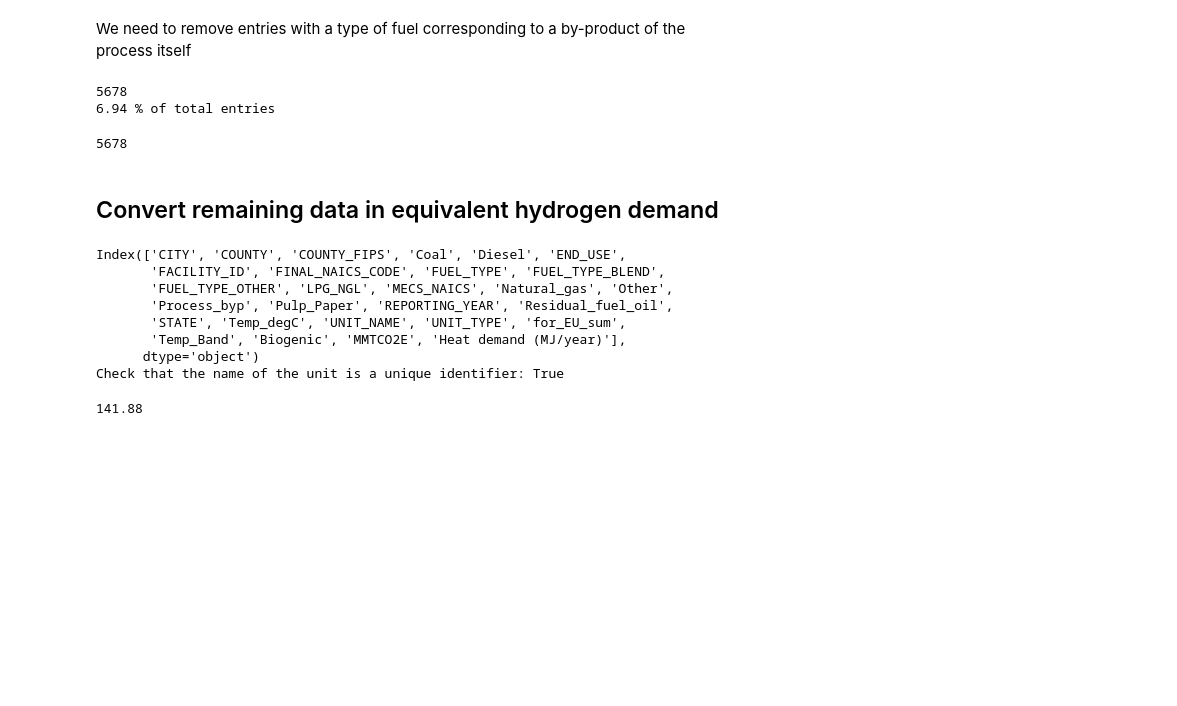
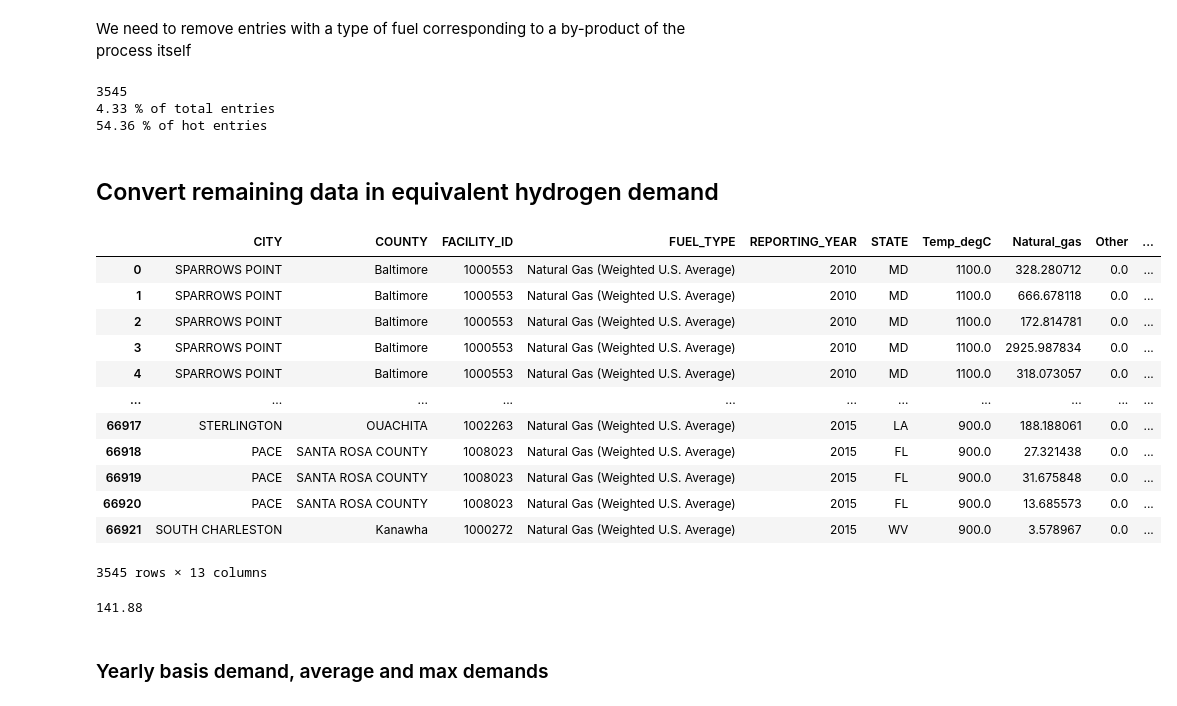
Before and after one commit to mgarrouste/SMR_deployment, a Jupyter notebook: code/input_data/prep_industry_heat_demand_data.ipynb, the cells around one changed output. Cells and saved outputs as stored; diff of their text form; code cells hidden in the pictures; blank space fills up the shorter version.

Commit message:
Pre-processing notebook industrial heat data, only Nat Gas for fuel type and high temperatures (>855) compared to outlet temps of ANRs

```diff
--- a/code/input_data/prep_industry_heat_demand_data.ipynb
+++ b/code/input_data/prep_industry_heat_demand_data.ipynb
@@ -76,38 +76,39 @@ Heat demand (MJ/year) takes the following values: [3.28280712e+08 6.66678118e+08
 # %% [markdown]
 We need to remove entries with a type of fuel corresponding to a by-product of the process itself
 # %%
-NON_AUTHORIZED_FUEL_TYPE = ['Blast Furnace Gas', 'Coke Oven Gas']
+NON_AUTHORIZED_FUEL_TYPE = ['Blast Furnace Gas', 'Coke Oven Gas', 'Fuel Gas', '0', 'Used Oil']
 NON_AUTHORIZED_FUEL_TYPE_BLEND = ['Process Off-gas', 'Scrap Fat (from W-4 Tank)', 'Nitrile Pitch (from W-3 Tank)','Biogenic Process Derived Fuel (Glidfuel)',
                             'Biogenic Process Derived Fuel', 'Sweet Gas  Return', 'Biogeninc Process Derived Fuel (PDF)',
-                             'Biogenic Process Derived Fuel (PDF)','FurnGas' ]
-ng_df = hot_df[~(hot_df['FUEL_TYPE'].isin(NON_AUTHORIZED_FUEL_TYPE))]
+                             'Biogenic Process Derived Fuel (PDF)','FurnGas', 'Fuel Gas']
+ng_df = hot_df[hot_df['FUEL_TYPE'].isin(['Natural Gas (Weighted U.S. Average)', 'Mixed (Industrial sector)'])]
 ng_df = ng_df[~(ng_df['FUEL_TYPE_BLEND'].isin(NON_AUTHORIZED_FUEL_TYPE_BLEND))]
 print(len(ng_df))
 print(np.round(100*len(ng_df)/len(heat_df),2), '% of total entries')
+print(np.round(100*len(ng_df)/len(hot_df),2), '% of hot entries')
 # %% [output]
-5678
-6.94 % of total entries
+3545
+4.33 % of total entries
+54.36 % of hot entries
-# %%
-
-print(len(ng_df))
-# %% [output]
-5678
 # %% [markdown]
 ## Convert remaining data in equivalent hydrogen demand
 # %%
-print(ng_df.columns)
 ng_df = ng_df[['CITY', 'COUNTY', 'FACILITY_ID', 'FUEL_TYPE', 'REPORTING_YEAR', 'STATE', 'Temp_degC',  'Natural_gas', 'Other',
                'UNIT_NAME', 'UNIT_TYPE', 'MMTCO2E', 'Heat demand (MJ/year)']]
-print('Check that the name of the unit is a unique identifier: {}'.format(len(ng_df) == len(ng_df['UNIT_NAME'])))
+ng_df
 # %% [output]
+|  | CITY | COUNTY | FACILITY_ID | FUEL_TYPE | REPORTING_YEAR | STATE | Temp_degC | Natural_gas | Other | ... |
+| 0 | SPARROWS POINT | Baltimore | 1000553 | Natural Gas (Weighted U.S. Average) | 2010 | MD | 1100.0 | 328.280712 | 0.0 | ... |
+| 1 | SPARROWS POINT | Baltimore | 1000553 | Natural Gas (Weighted U.S. Average) | 2010 | MD | 1100.0 | 666.678118 | 0.0 | ... |
+| 2 | SPARROWS POINT | Baltimore | 1000553 | Natural Gas (Weighted U.S. Average) | 2010 | MD | 1100.0 | 172.814781 | 0.0 | ... |
+| 3 | SPARROWS POINT | Baltimore | 1000553 | Natural Gas (Weighted U.S. Average) | 2010 | MD | 1100.0 | 2925.987834 | 0.0 | ... |
+| 4 | SPARROWS POINT | Baltimore | 1000553 | Natural Gas (Weighted U.S. Average) | 2010 | MD | 1100.0 | 318.073057 | 0.0 | ... |
+| ... | ... | ... | ... | ... | ... | ... | ... | ... | ... | ... |
+| 66917 | STERLINGTON | OUACHITA | 1002263 | Natural Gas (Weighted U.S. Average) | 2015 | LA | 900.0 | 188.188061 | 0.0 | ... |
+| 66918 | PACE | SANTA ROSA COUNTY | 1008023 | Natural Gas (Weighted U.S. Average) | 2015 | FL | 900.0 | 27.321438 | 0.0 | ... |
+| 66919 | PACE | SANTA ROSA COUNTY | 1008023 | Natural Gas (Weighted U.S. Average) | 2015 | FL | 900.0 | 31.675848 | 0.0 | ... |
+| 66920 | PACE | SANTA ROSA COUNTY | 1008023 | Natural Gas (Weighted U.S. Average) | 2015 | FL | 900.0 | 13.685573 | 0.0 | ... |
+| 66921 | SOUTH CHARLESTON | Kanawha | 1000272 | Natural Gas (Weighted U.S. Average) | 2015 | WV | 900.0 | 3.578967 | 0.0 | ... |
-Index(['CITY', 'COUNTY', 'COUNTY_FIPS', 'Coal', 'Diesel', 'END_USE',
-       'FACILITY_ID', 'FINAL_NAICS_CODE', 'FUEL_TYPE', 'FUEL_TYPE_BLEND',
-       'FUEL_TYPE_OTHER', 'LPG_NGL', 'MECS_NAICS', 'Natural_gas', 'Other',
-       'Process_byp', 'Pulp_Paper', 'REPORTING_YEAR', 'Residual_fuel_oil',
-       'STATE', 'Temp_degC', 'UNIT_NAME', 'UNIT_TYPE', 'for_EU_sum',
-       'Temp_Band', 'Biogenic', 'MMTCO2E', 'Heat demand (MJ/year)'],
-      dtype='object')
-Check that the name of the unit is a unique identifier: True
+3545 rows × 13 columns
 # %%
 # Load the conversion spreadsheet for hhv of hydrogen
 hhv_map = pd.read_excel('fuels_HHV_industry_heat.xlsx', sheet_name='hhv', skiprows=1, index_col='fuel')
@@ -121,0 +122,2 @@ ng_df.to_csv('../h2_demand_industry_heat.csv', index=False)
+# %% [markdown]
+### Yearly basis demand, average and max demands
```
Also changed, not shown: parts of 3 cells of this notebook.
